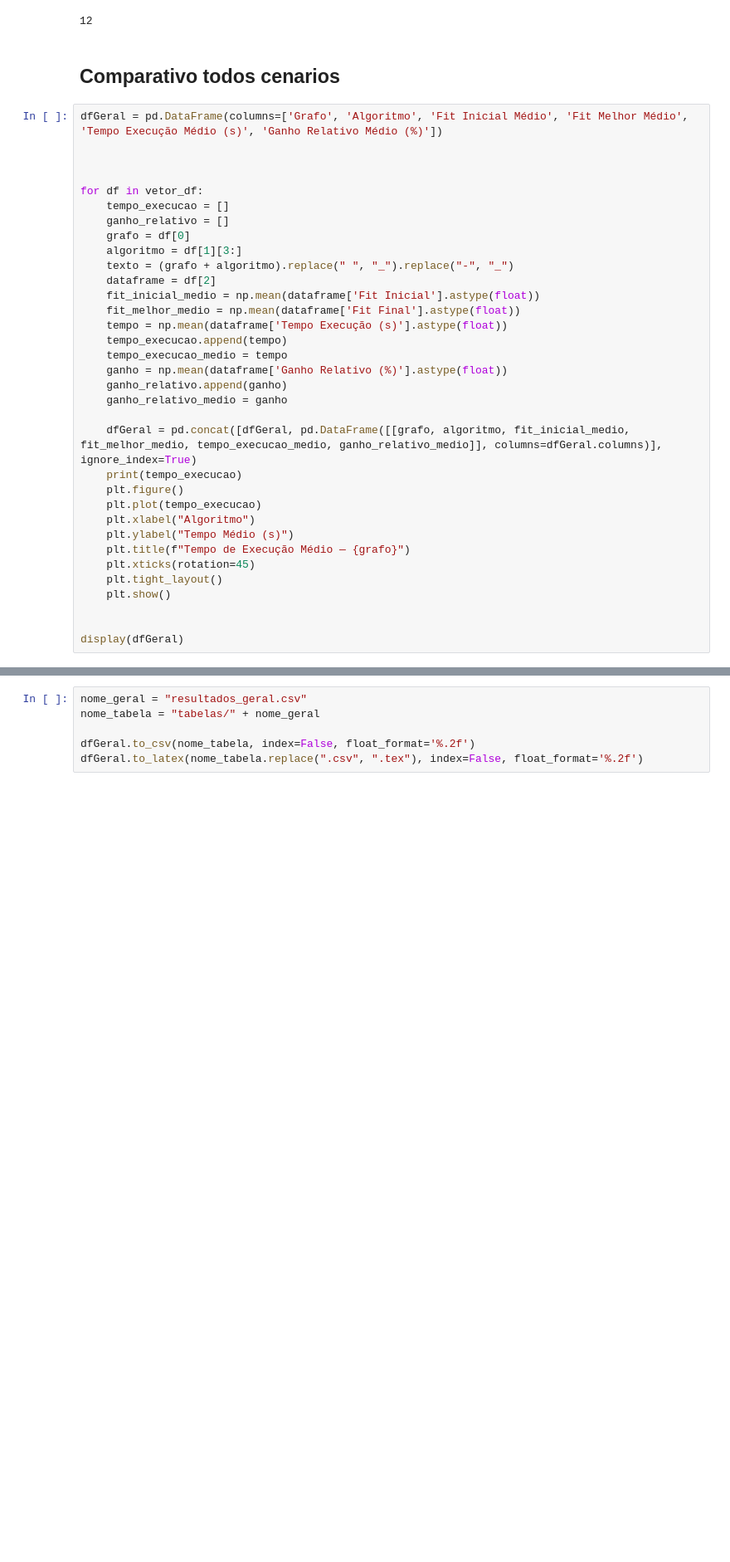
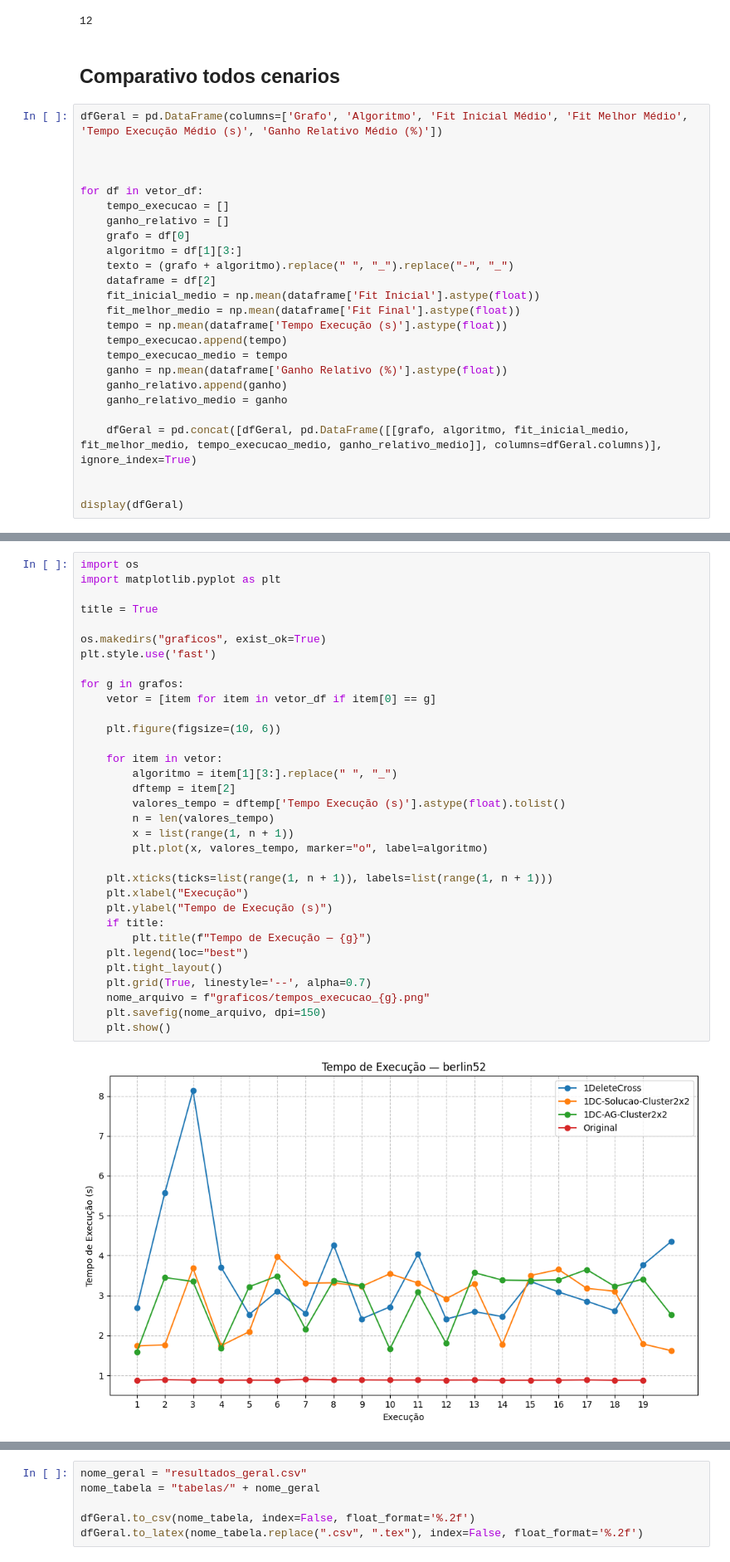
Before and after one commit to brunomaion/T2-MOA-AG, a Jupyter notebook: analise.ipynb, the cells around one changed output, grey strips where cells are left out. Shown at 83% size. Drawn from its saved outputs; the diff is of its cells as text; blank space fills up the shorter version.

Commit message:
graficos

```diff
--- a/analise.ipynb
+++ b/analise.ipynb
@@ -42,15 +42,6 @@ for df in vetor_df:
     ganho_relativo_medio = ganho
 
     dfGeral = pd.concat([dfGeral, pd.DataFrame([[grafo, algoritmo, fit_inicial_medio, fit_melhor_medio, tempo_execucao_medio, ganho_relativo_medio]], columns=dfGeral.columns)], ignore_index=True)
-    print(tempo_execucao)
-    plt.figure()
-    plt.plot(tempo_execucao)
-    plt.xlabel("Algoritmo")
-    plt.ylabel("Tempo Médio (s)")
-    plt.title(f"Tempo de Execução Médio — {grafo}")
-    plt.xticks(rotation=45)
-    plt.tight_layout()
-    plt.show()
 
 
 display(dfGeral)
@@ -70,0 +64,35 @@ display(dfGeral)
+# %%
+import os
+import matplotlib.pyplot as plt
+
+title = True
+
+os.makedirs("graficos", exist_ok=True)
+plt.style.use('fast')
+
+for g in grafos:
+    vetor = [item for item in vetor_df if item[0] == g]
+
+    plt.figure(figsize=(10, 6))
+
+    for item in vetor:
+        algoritmo = item[1][3:].replace(" ", "_")
+        dftemp = item[2]
+        valores_tempo = dftemp['Tempo Execução (s)'].astype(float).tolist()
+        n = len(valores_tempo)
+        x = list(range(1, n + 1))
+        plt.plot(x, valores_tempo, marker="o", label=algoritmo)
+
+    plt.xticks(ticks=list(range(1, n + 1)), labels=list(range(1, n + 1)))
+    plt.xlabel("Execução")
+    plt.ylabel("Tempo de Execução (s)")
+    if title:
+        plt.title(f"Tempo de Execução — {g}")
+    plt.legend(loc="best")
+    plt.tight_layout()
+    plt.grid(True, linestyle='--', alpha=0.7)
+    nome_arquivo = f"graficos/tempos_execucao_{g}.png"
+    plt.savefig(nome_arquivo, dpi=150)
+    plt.show()
+# %% [output]
+[figure, added]
```
Also changed, not shown: parts of 3 cells of this notebook, 7 other files.
